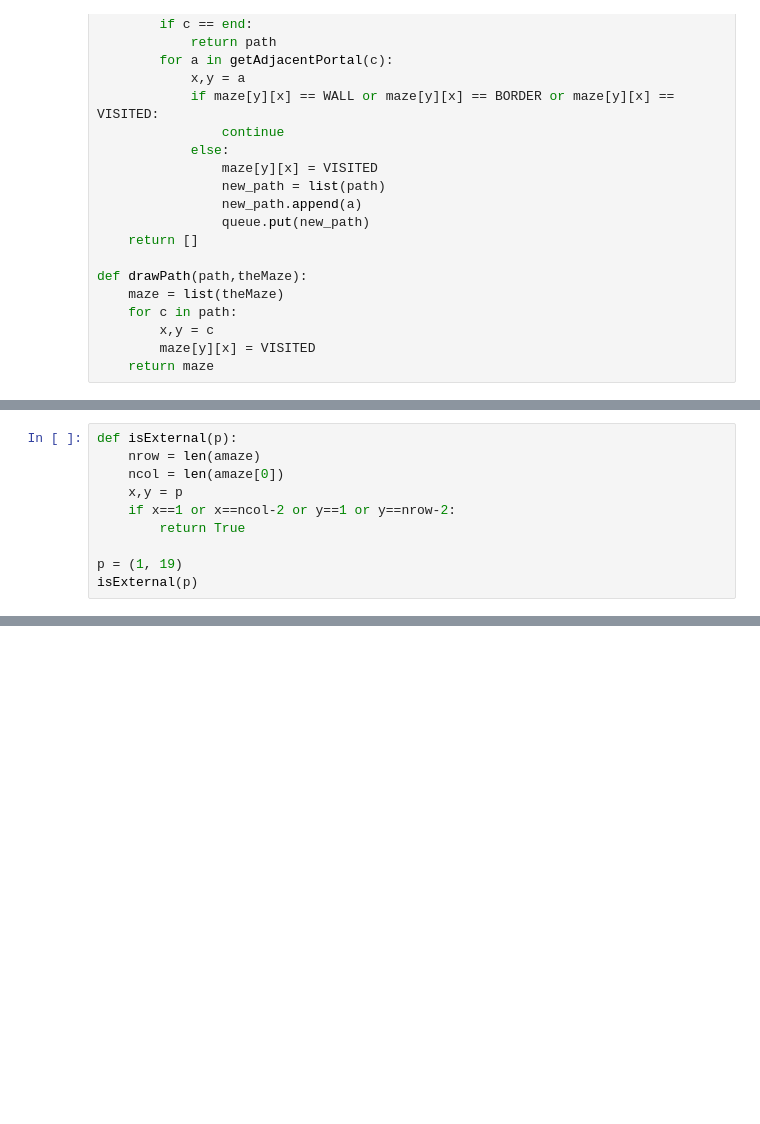
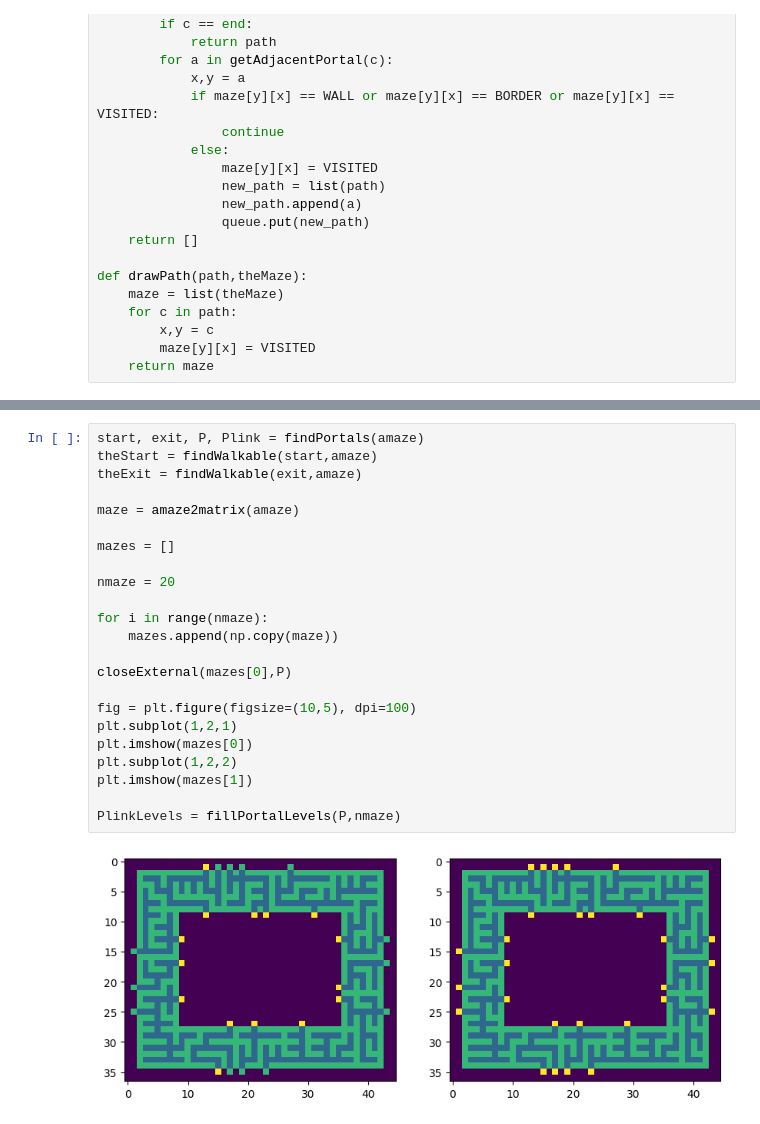
Before and after one commit to marcodelmastro/AdventOfCode2019, a Jupyter notebook: Day 20.ipynb, the cells around one changed output, grey strips where cells are left out. Drawn from its saved outputs; the diff is of its cells as text; blank space fills up the shorter version.

```diff
--- a/Day 20.ipynb
+++ b/Day 20.ipynb
@@ -260,10 +264,0 @@ print(Plink)
-# %%
-def isExternal(p):
-    nrow = len(amaze)
-    ncol = len(amaze[0])
-    x,y = p
-    if x==1 or x==ncol-2 or y==1 or y==nrow-2:
-        return True
-
-p = (1, 19)
-isExternal(p)
@@ -271,0 +300,25 @@ True
+# %%
+start, exit, P, Plink = findPortals(amaze)
+theStart = findWalkable(start,amaze)
+theExit = findWalkable(exit,amaze)
+
+maze = amaze2matrix(amaze)
+
+mazes = []
+
+nmaze = 20
+
+for i in range(nmaze):
+    mazes.append(np.copy(maze))
+
+closeExternal(mazes[0],P)
+
+fig = plt.figure(figsize=(10,5), dpi=100)
+plt.subplot(1,2,1)
+plt.imshow(mazes[0])
+plt.subplot(1,2,2)
+plt.imshow(mazes[1])
+
+PlinkLevels = fillPortalLevels(P,nmaze)
+# %% [output]
+[figure, added]
```
Also changed, not shown: parts of 19 cells of this notebook.
